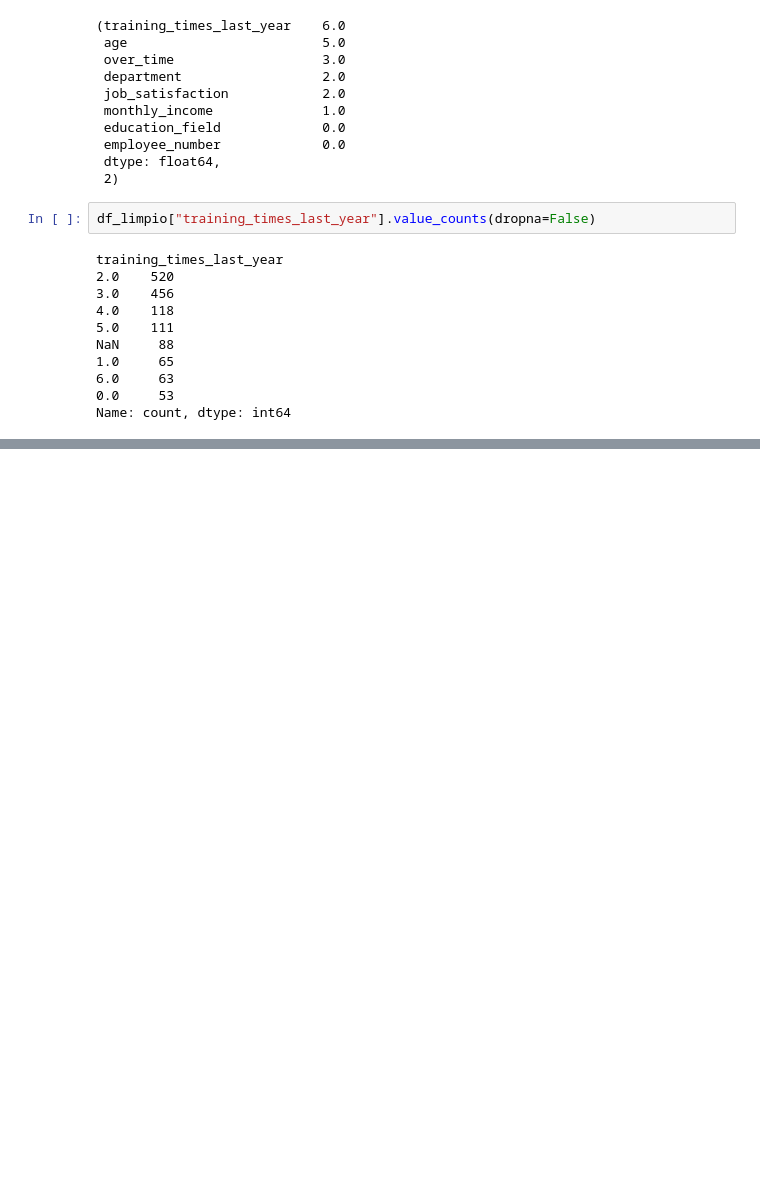
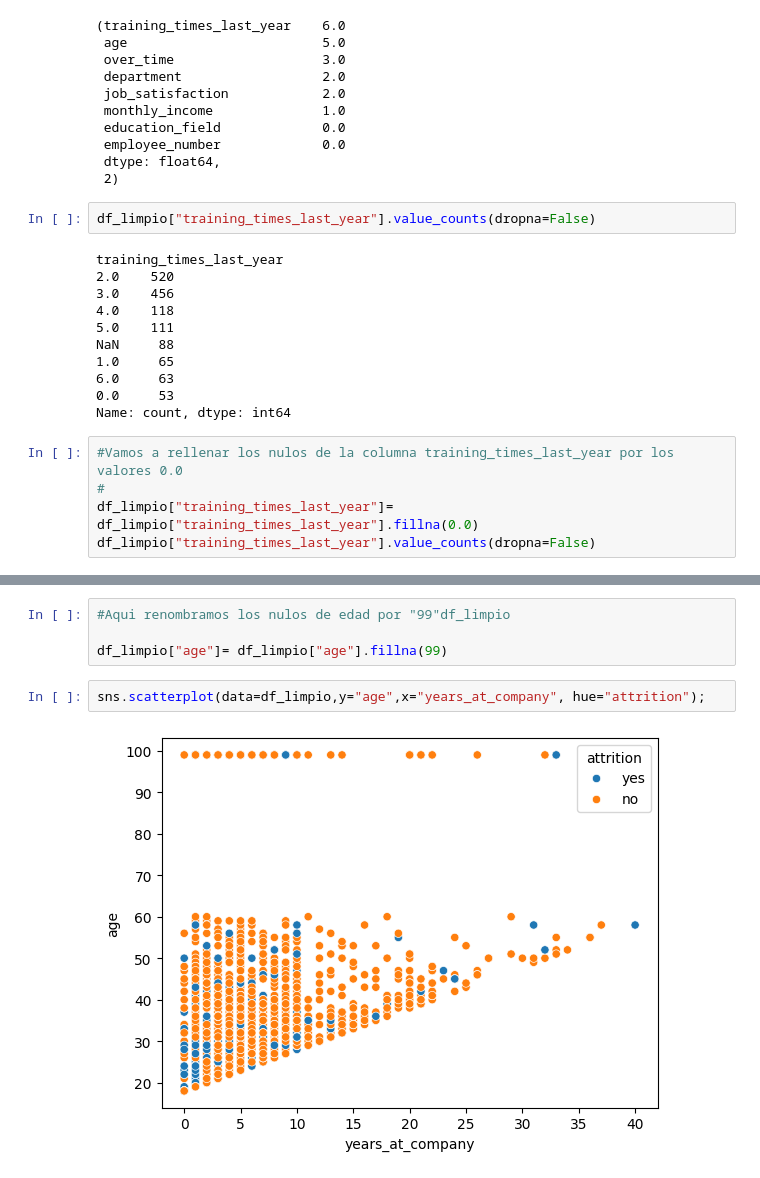
Before and after one commit to Lumo88/project-da-promo-65-modulo-3-team-1, a Jupyter notebook: Proyecto_Organizacion.ipynb, the cells around one changed output, grey strips where cells are left out. Saved outputs shown, nothing was run; the diff lists cells and outputs as text; blank space fills up the shorter version.

```diff
--- a/Proyecto_Organizacion.ipynb
+++ b/Proyecto_Organizacion.ipynb
@@ -1054,3 +1054,8 @@ NaN     88
 6.0     63
 0.0     53
 Name: count, dtype: int64
+# %%
+#Vamos a rellenar los nulos de la columna training_times_last_year por los valores 0.0
+#
+df_limpio["training_times_last_year"]= df_limpio["training_times_last_year"].fillna(0.0)
+df_limpio["training_times_last_year"].value_counts(dropna=False)
@@ -1056,0 +1092,8 @@ Name: count, dtype: int64
+# %%
+#Aqui renombramos los nulos de edad por "99"df_limpio
+
+df_limpio["age"]= df_limpio["age"].fillna(99)
+# %%
+sns.scatterplot(data=df_limpio,y="age",x="years_at_company", hue="attrition");
+# %% [output]
+[figure, added]
```
Also changed, not shown: parts of 11 cells of this notebook, 1 other file.
